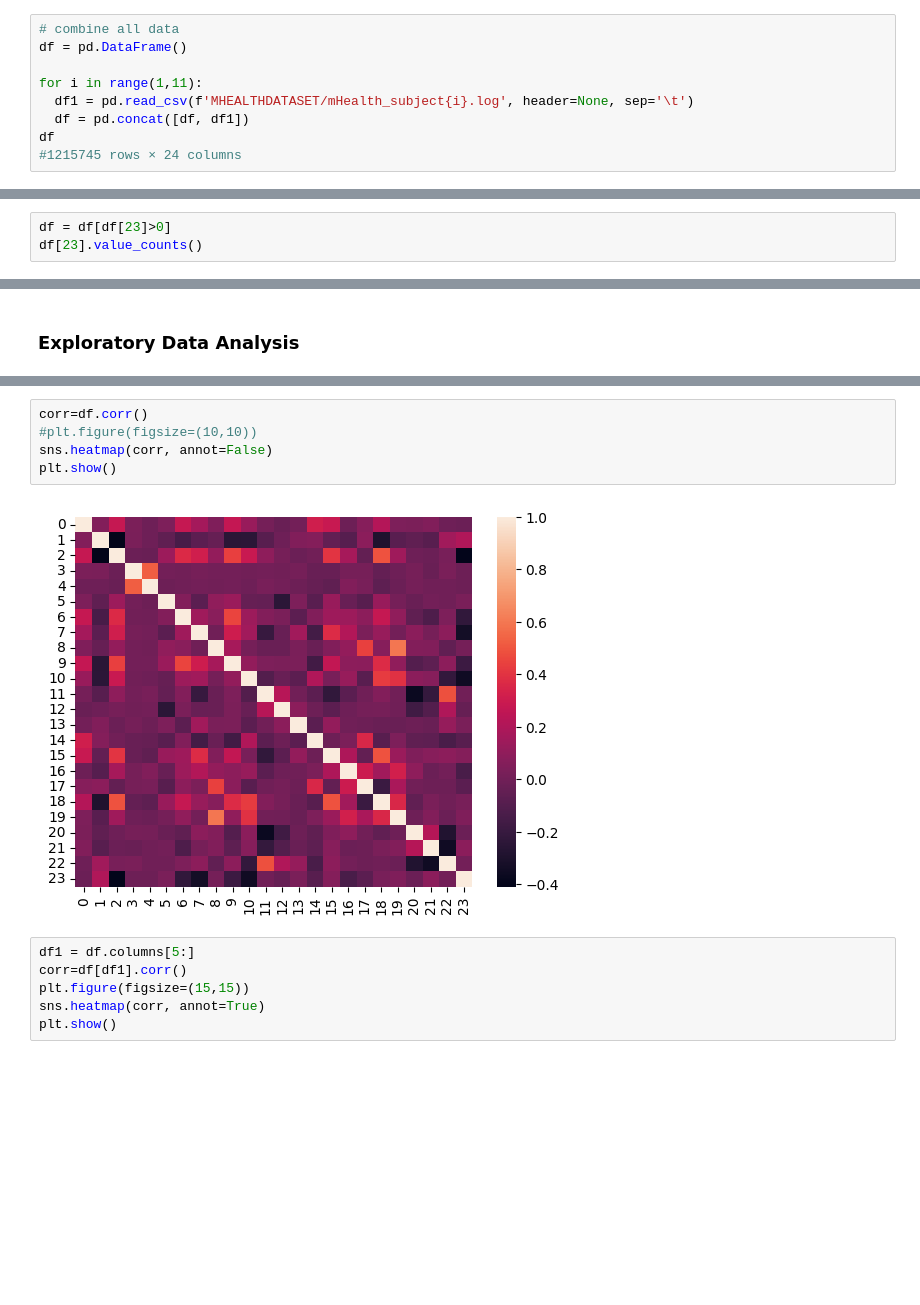
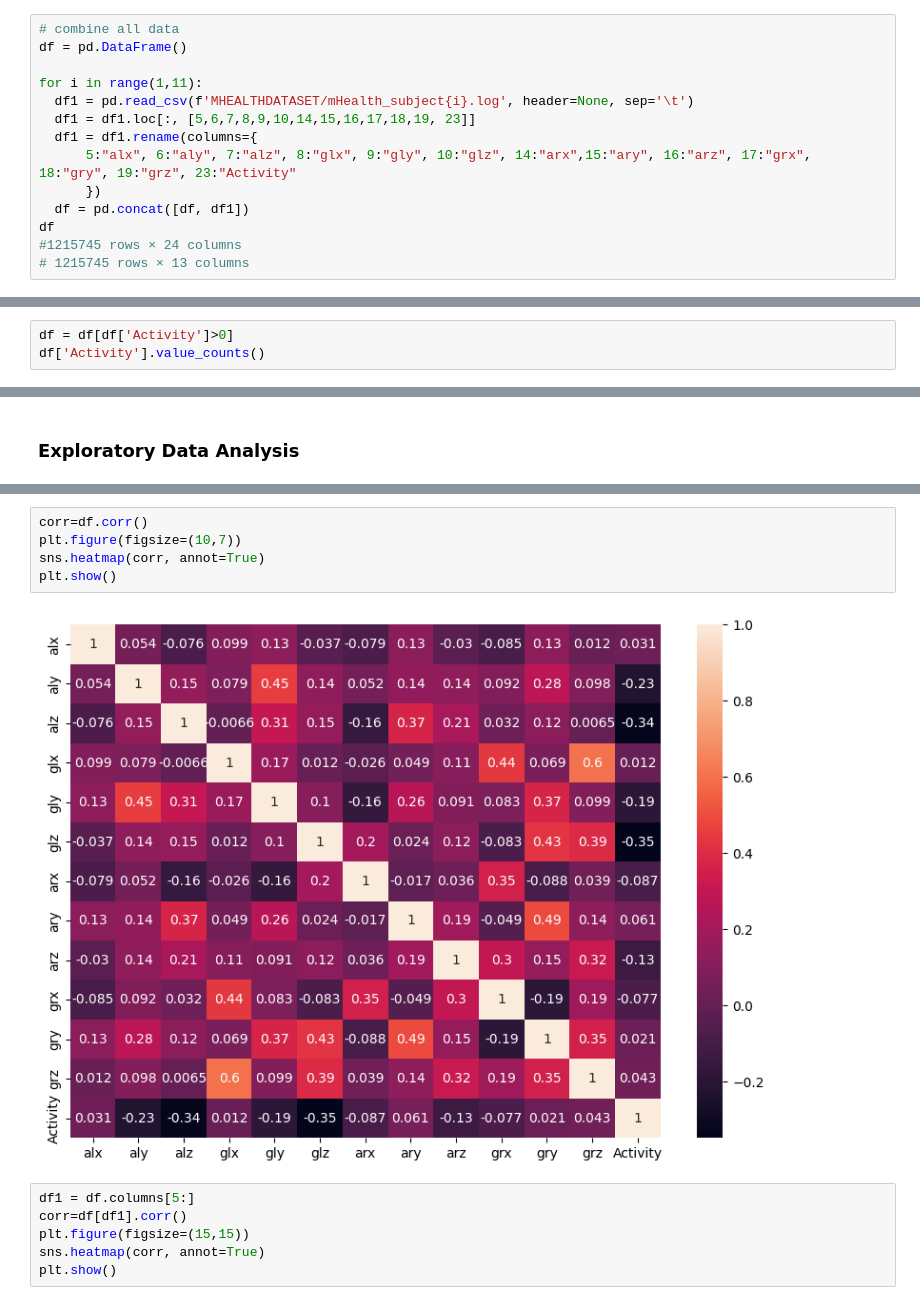
Before and after one commit to hannanote/Mobile_Health_Human_Behavior_Analysis_Project, a Jupyter notebook: MOBILE_HEALTH.ipynb, the cells around one changed output, grey strips where cells are left out. Saved outputs shown, nothing was run; the diff lists cells and outputs as text; blank space fills up the shorter version.

```diff
--- a/MOBILE_HEALTH.ipynb
+++ b/MOBILE_HEALTH.ipynb
@@ -87,7 +89,12 @@ df = pd.DataFrame()
 
 for i in range(1,11):
   df1 = pd.read_csv(f'MHEALTHDATASET/mHealth_subject{i}.log', header=None, sep='\t')
+  df1 = df1.loc[:, [5,6,7,8,9,10,14,15,16,17,18,19, 23]]
+  df1 = df1.rename(columns={
+      5:"alx", 6:"aly", 7:"alz", 8:"glx", 9:"gly", 10:"glz", 14:"arx",15:"ary", 16:"arz", 17:"grx", 18:"gry", 19:"grz", 23:"Activity"
+      })
   df = pd.concat([df, df1])
 df
 #1215745 rows × 24 columns
+# 1215745 rows × 13 columns
 # %% [output]
@@ -169,7 +194,7 @@ dtype: int64
 
 ##### I will remove 0 variable because there is no reference of activity.
 # %%
-df = df[df[23]>0]
-df[23].value_counts()
+df = df[df['Activity']>0]
+df['Activity'].value_counts()
 # %% [output]
 |  | count |
@@ -250,10 +330,10 @@ plt.show()
 # %%
 corr=df.corr()
-#plt.figure(figsize=(10,10))
-sns.heatmap(corr, annot=False)
+plt.figure(figsize=(10,7))
+sns.heatmap(corr, annot=True)
 plt.show()
 # %% [output]
-[figure, old version]
+[figure, new version]
 # %%
 df1 = df.columns[5:]
 corr=df[df1].corr()
```
Also changed, not shown: parts of 32 cells of this notebook.
